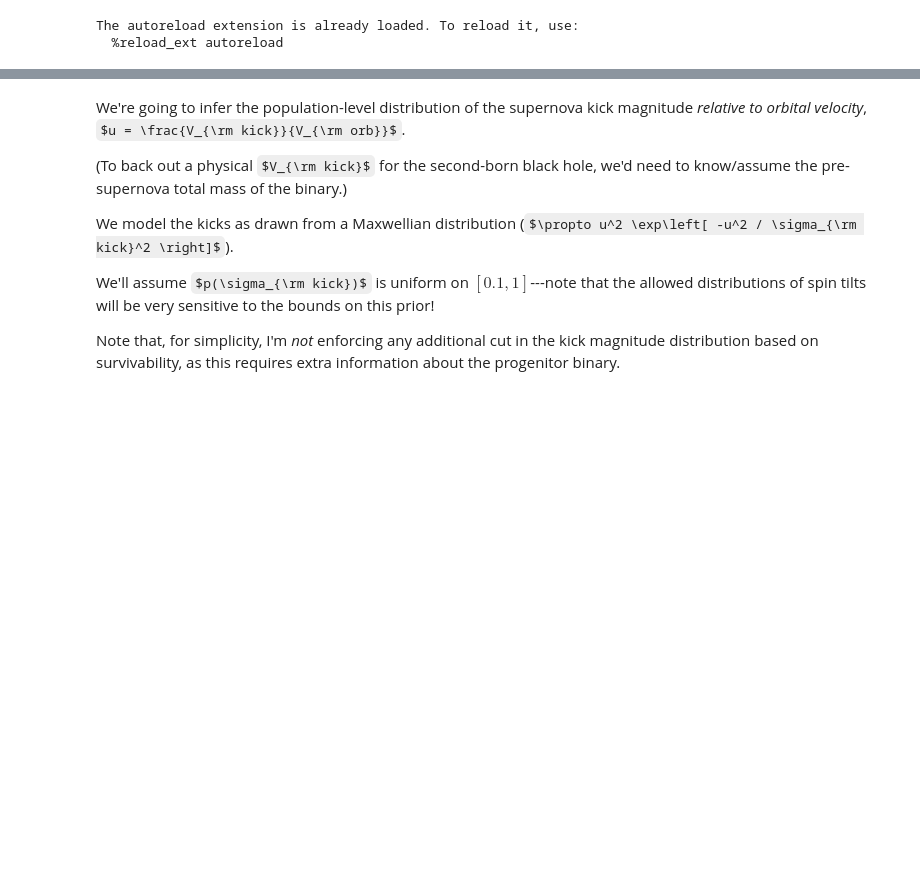
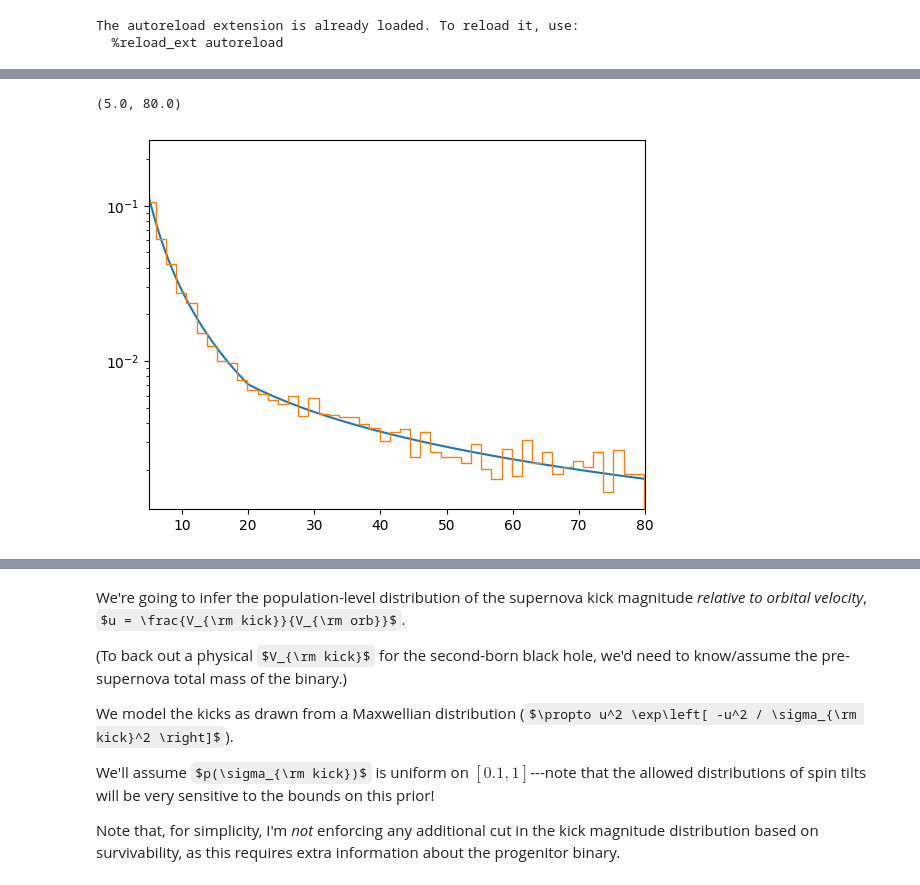
Before and after one commit to noahewolfe/tilts-and-kicks, a Jupyter notebook: code/01-inference-with-survival.ipynb, the cells around one changed output, grey strips where cells are left out. Drawn from its saved outputs; the diff is of its cells as text; code cells hidden in the pictures; some formulas as TeX source; blank space fills up the shorter version.

Commit message:
notebook with (possibly working) mc sampling from deeper hierarchical model for prog->kick->tilt distribution

```diff
--- a/code/01-inference-with-survival.ipynb
+++ b/code/01-inference-with-survival.ipynb
@@ -56,4 +67,35 @@ def remnant_mass_golomb2023(mprog, mbhmax, mturnover):
 # %%
 def log_bpl_progenitor_mass(mprog, alpha_1, alpha_2, mmin, mmax, mbreak):
     break_fraction = (mbreak - mmin) / (mmax - mmin)
-    return BrokenPowerLaw(mprog, alpha_1, alpha_2, mmin, mmax, break_fraction)
+    return BrokenPowerLaw(mprog, -alpha_1, -alpha_2, mmin, mmax, break_fraction)
+# %%
+ms = jnp.linspace(3, 80, 500)
+sample_mprog = build_interp_sampler(
+    lambda x: jnp.exp(log_bpl_progenitor_mass(
+        x,
+        2, #parameters['alpha_prog_1'],
+        1.01, #parameters['alpha_prog_2'],
+        3, #parameters['mprog_min'],
+        80, #parameters['mprog_max'],
+        20,
+    )),
+    ms
+)
+# %%
+keys = split(jax.random.key(1), 10_000)
+mprogs = jax.vmap(sample_mprog)(keys)
+# %%
+fig, ax = plt.subplots()
+
+ms = jnp.linspace(5, 80, 500)
+log_p = log_bpl_progenitor_mass
+
+ax.plot(ms, jnp.exp(log_bpl_progenitor_mass(ms, 2, 1.01, 3, 80, 20)))
+ax.hist(mprogs, bins=50, histtype='step', density=True)
+
+ax.semilogy()
+
+ax.set_xlim(5, 80)
+# %% [output]
+(5.0, 80.0)
+[figure, added]
```
Also changed, not shown: parts of 20 cells of this notebook, 2 other files.
